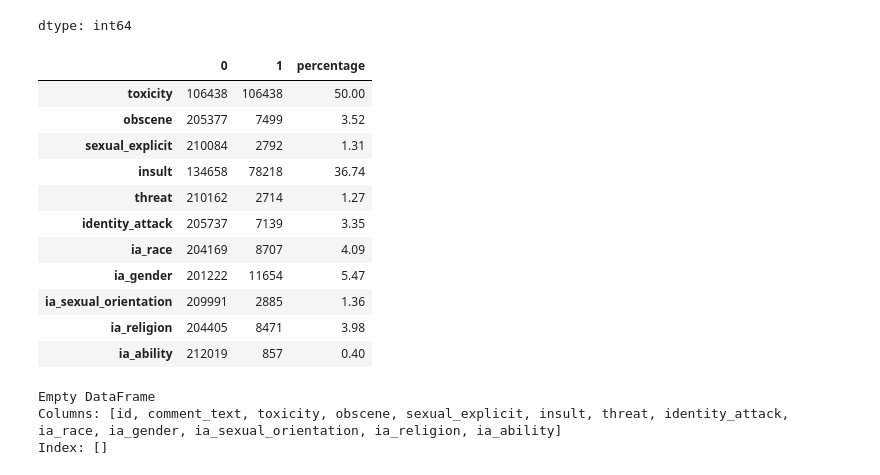
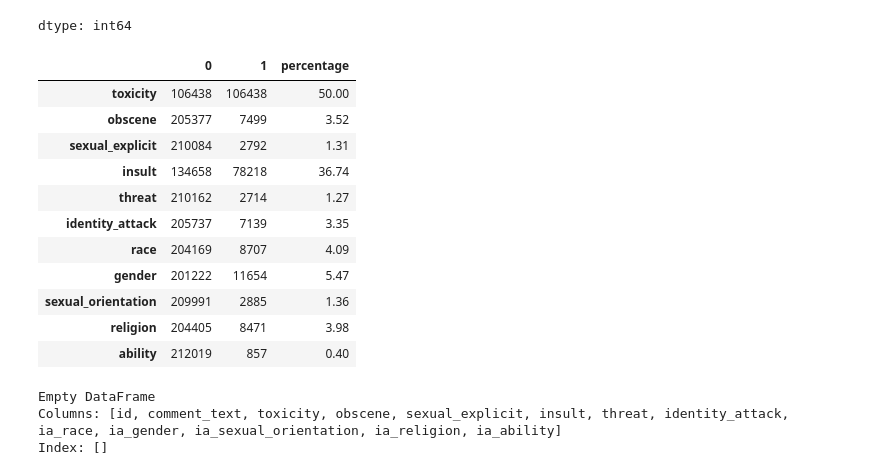
Before and after one commit to datascisteven/Detecting-Bias-and-Toxicity-in-LLM-Chatbots, a Jupyter notebook: Greenflash_Toxicity_Multi_Class_Model.ipynb, the cells around one changed output. Saved outputs shown, nothing was run; the diff lists cells and outputs as text; code cells hidden in the pictures.

```diff
--- a/Greenflash_Toxicity_Multi_Class_Model.ipynb
+++ b/Greenflash_Toxicity_Multi_Class_Model.ipynb
@@ -85,7 +90,6 @@ import matplotlib.pyplot as plt
 # %%
 dataset = pd.read_csv('/content/drive/MyDrive/Projects/Greenflash/Toxicity/jigsaw_train_revised.csv', index_col=0)
 dataset = dataset.drop(columns=['severe_toxicity'])
-dataset.columns = ['id', 'comment_text', 'toxicity', 'obscene', 'sexual_explicit', 'identity_attack', 'insult', 'threat', 'ia_race', 'ia_gender', 'ia_sexual_orientation', 'ia_religion', 'ia_ability']
-dataset = dataset[['id', 'comment_text', 'toxicity', 'obscene', 'sexual_explicit', 'insult', 'threat', 'identity_attack', 'ia_race', 'ia_gender', 'ia_sexual_orientation', 'ia_religion', 'ia_ability']]
+dataset = dataset[['id', 'comment_text', 'toxicity', 'obscene', 'sexual_explicit', 'insult', 'threat', 'identity_attack', 'race', 'gender', 'sexual_orientation', 'religion', 'ability']]
 dataset.head()
 # %% [output]
@@ -137,22 +141,22 @@ dataset.toxicity.value_counts()
 | 1 | 106438 |
 dtype: int64
 # %%
-value_counts = dataset[['toxicity', 'obscene', 'sexual_explicit', 'insult', 'threat', 'identity_attack', 'ia_race', 'ia_gender', 'ia_sexual_orientation', 'ia_religion', 'ia_ability']].apply(lambda x: x.value_counts()).T
+value_counts = dataset[['toxicity', 'obscene', 'sexual_explicit', 'insult', 'threat', 'identity_attack', 'race', 'gender', 'sexual_orientation', 'religion', 'ability']].apply(lambda x: x.value_counts()).T
 value_counts['percentage'] = round(value_counts[1] / ((value_counts[0] + value_counts[1])) * 100, 2)
 value_counts
 # %% [output]
 |  | 0 | 1 | percentage |
 | toxicity | 106438 | 106438 | 50.00 |
 | obscene | 205377 | 7499 | 3.52 |
 | sexual_explicit | 210084 | 2792 | 1.31 |
 | insult | 134658 | 78218 | 36.74 |
 | threat | 210162 | 2714 | 1.27 |
 | identity_attack | 205737 | 7139 | 3.35 |
-| ia_race | 204169 | 8707 | 4.09 |
-| ia_gender | 201222 | 11654 | 5.47 |
-| ia_sexual_orientation | 209991 | 2885 | 1.36 |
-| ia_religion | 204405 | 8471 | 3.98 |
-| ia_ability | 212019 | 857 | 0.40 |
+| race | 204169 | 8707 | 4.09 |
+| gender | 201222 | 11654 | 5.47 |
+| sexual_orientation | 209991 | 2885 | 1.36 |
+| religion | 204405 | 8471 | 3.98 |
+| ability | 212019 | 857 | 0.40 |
 # %%
 # Filter rows where the values in 'mixed_column' are not strings
 non_string_rows = dataset[~dataset['comment_text'].apply(lambda x: isinstance(x, str))]
```
Also changed, not shown: parts of 30 cells of this notebook.
